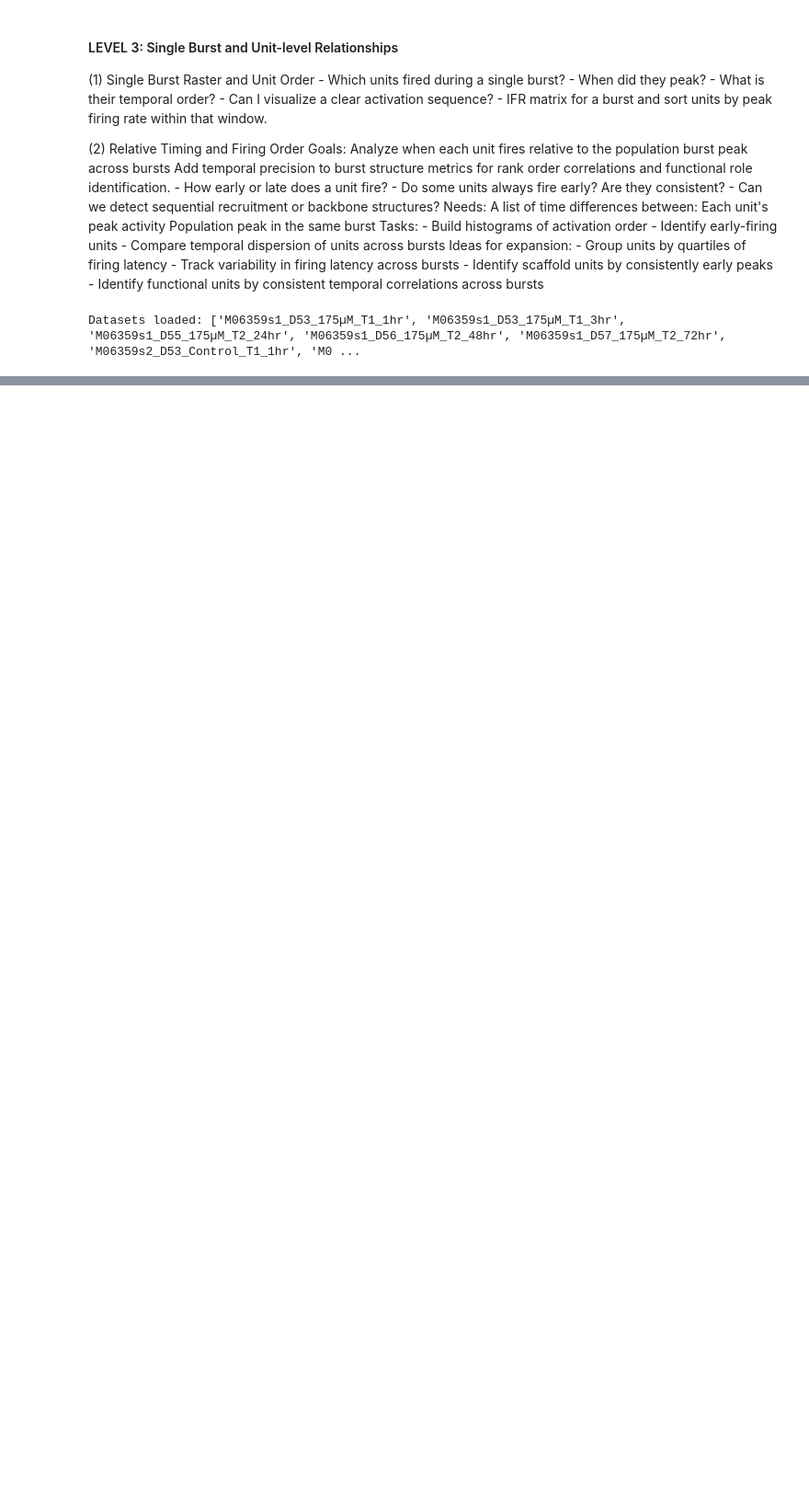
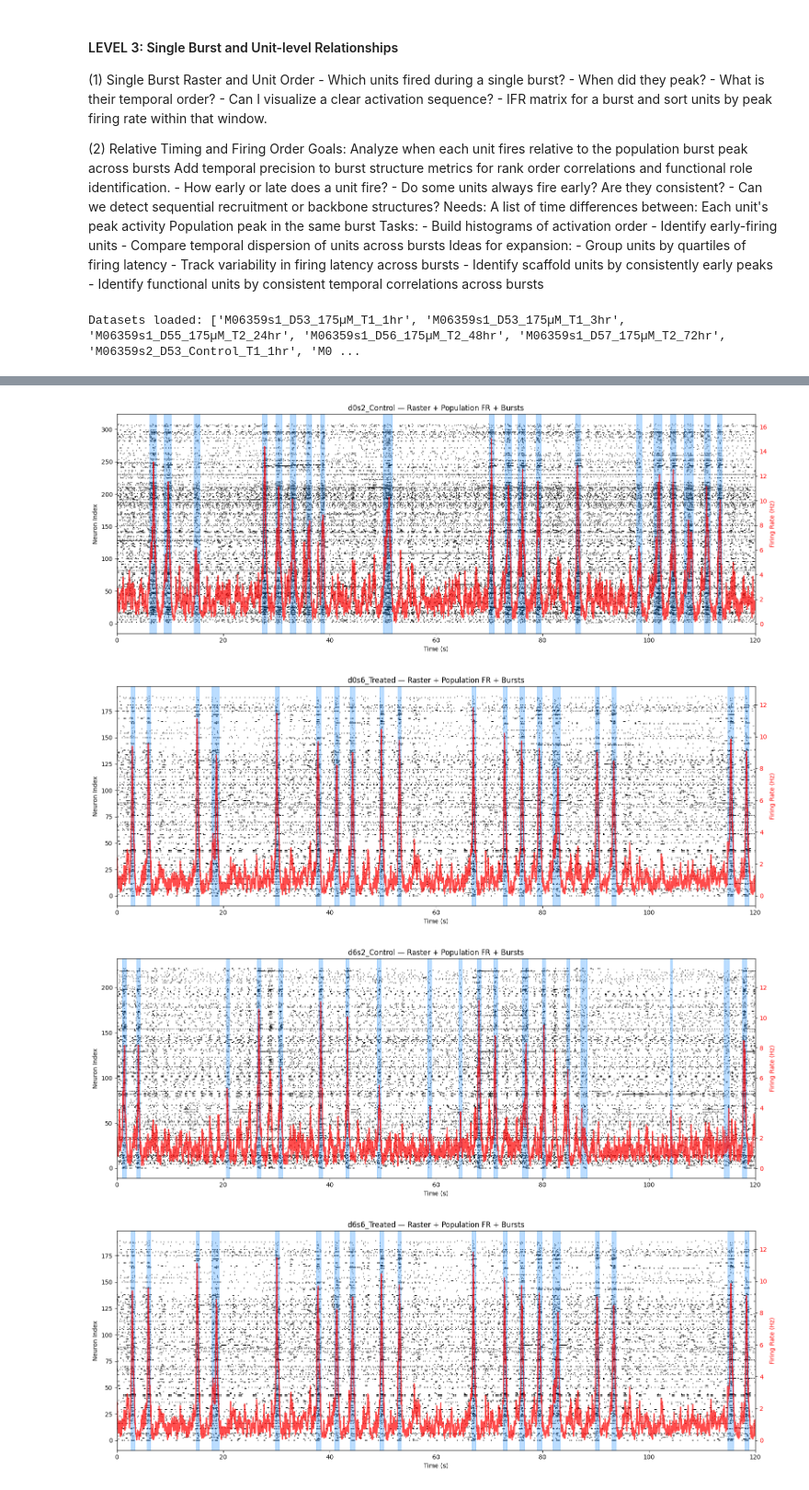
Before and after one commit to JamesVLF/bioinformatics, a Jupyter notebook: projects/parkinsons/notebooks/burst_analysis_micro.ipynb, the cells around one changed output, grey strips where cells are left out. Shown at 92% size. Saved outputs shown, nothing was run; the diff lists cells and outputs as text; code cells hidden in the pictures; blank space fills up the shorter version.

```diff
--- a/projects/parkinsons/notebooks/burst_analysis_micro.ipynb
+++ b/projects/parkinsons/notebooks/burst_analysis_micro.ipynb
@@ -57,7 +56,7 @@ Datasets loaded: ['M06359s1_D53_175µM_T1_1hr', 'M06359s1_D53_175µM_T1_3hr', 'M
 # %%
 from projects.parkinsons.coordinator import OrchestratorPDx2
 
-orc = OrchestratorPDx2(data_path)
+orc = OrchestratorPDx2()
 print("Orchestrator initialized.")
 print("Available dataset keys:", orc.list_datasets())
 # %% [output]
@@ -115,0 +143,17 @@ MO6359s6_D60_175µM_T2_D6: 319 bursts detected
+# %%
+# raster overlay
+config = {
+    "bin_size_ms": 5,
+    "square_win_ms": 7,
+    "gauss_win_ms": 19,
+    "threshold_rms": 1.7,
+    "min_dist_ms": 2500,
+    "burst_edge_fraction": 0.25
+}
+
+orc.compute_and_plot_population_bursts(dataset_keys=None, config=config, time_range=(0, 120), save=False, output_dir=None)
+# %% [output]
+[figure, added]
+[figure, added]
+[figure, added]
+[figure, added]
```
Also changed, not shown: parts of 34 cells of this notebook, 14 other files.
